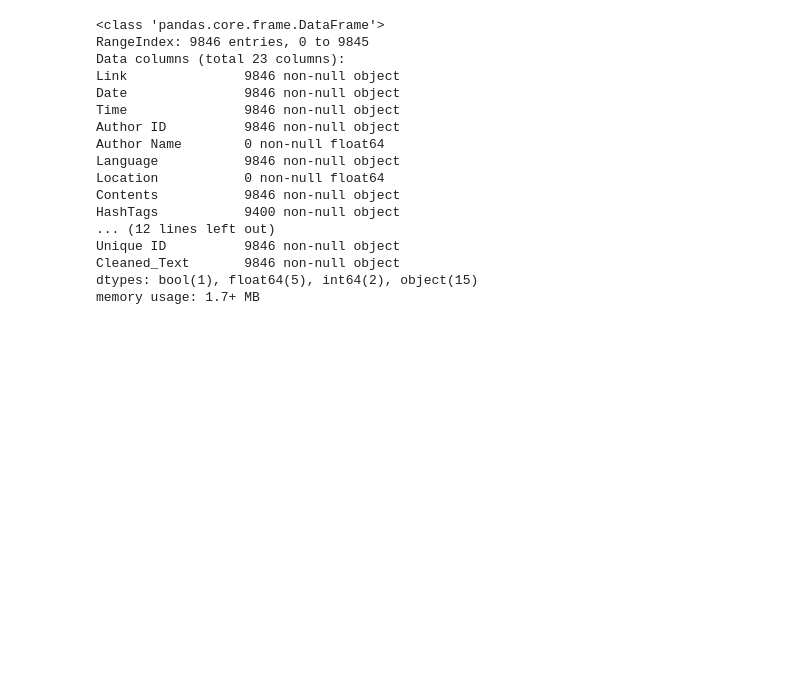
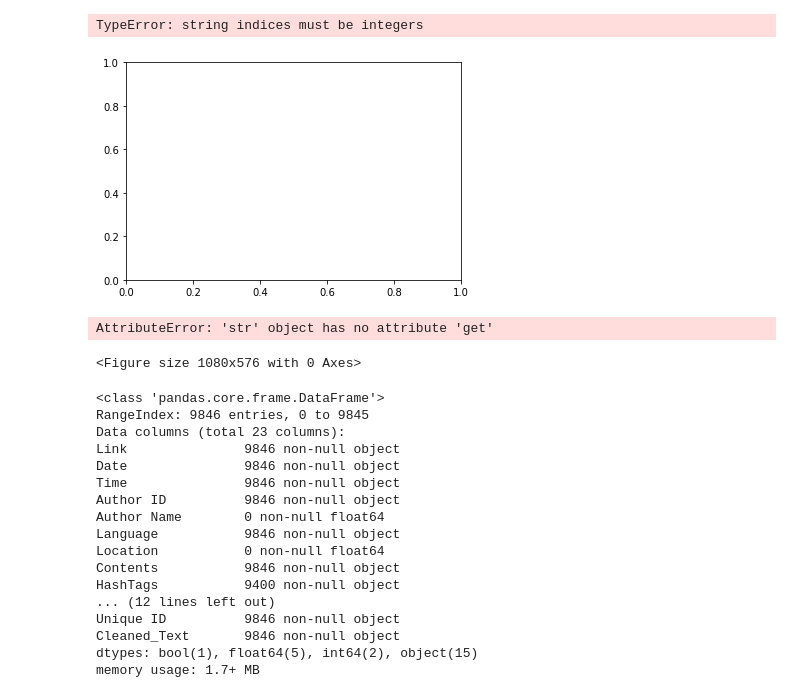
Before and after one commit to happywanderer/techday_nlp_demo, a Jupyter notebook: Jim/Pyviz Panel Demo.ipynb, the cells around one changed output. Drawn from its saved outputs; the diff is of its cells as text; code cells hidden in the pictures; blank space fills up the shorter version.

```diff
--- a/Jim/Pyviz Panel Demo.ipynb
+++ b/Jim/Pyviz Panel Demo.ipynb
@@ -37,3 +48,26 @@ AttributeError: module 'pandas' has no attribute 'Dataframe'
+# %%
+plt.bar('Author ID', 1, data='twitteridsorted')
+# %% [output]
+TypeError: string indices must be integers
+[figure, added]
+# %%
+plt.figure(figsize=(15,8))
+
+sns.barplot(x='Author ID', y='Host', data='twitteridsorted', color='red')
+#sns.barplot(data='twitteridsorted', color='red')
+
+plt.xlabel('Twitter Author', fontsize=22)
+
+plt.ylabel('Post About Circus', fontsize=22)
+
+plt.title('Top Russian Twitter Posters Mentioning Circus', fontsize=22, fontweight='bold')
+
+plt.xticks(rotation=45)
+
+plt.show()
+# %% [output]
+AttributeError: 'str' object has no attribute 'get'
+<Figure size 1080x576 with 0 Axes>
 # %%
 #tumblrdf[tumblrdf['Cleaned_Text'].isnull()]
 #tumblrdf['Cleaned_Text'].isnull().count()
```
Also changed, not shown: parts of 3 cells of this notebook, 1 other file.
